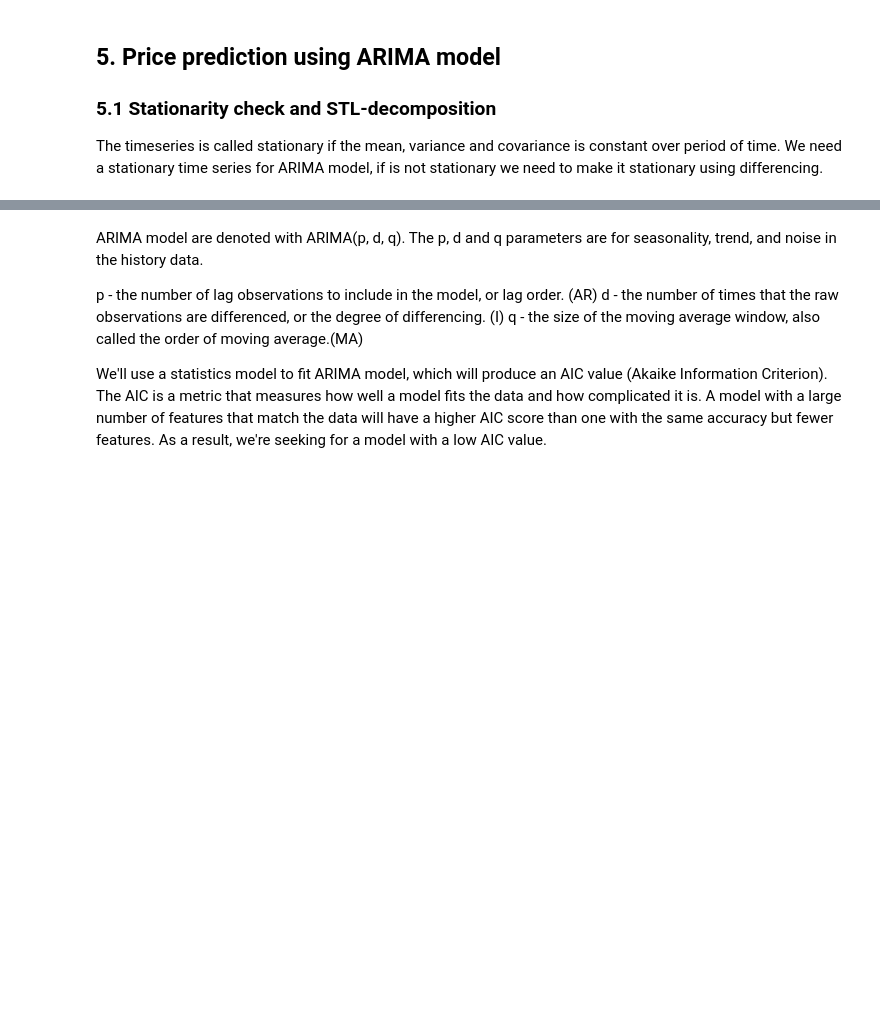
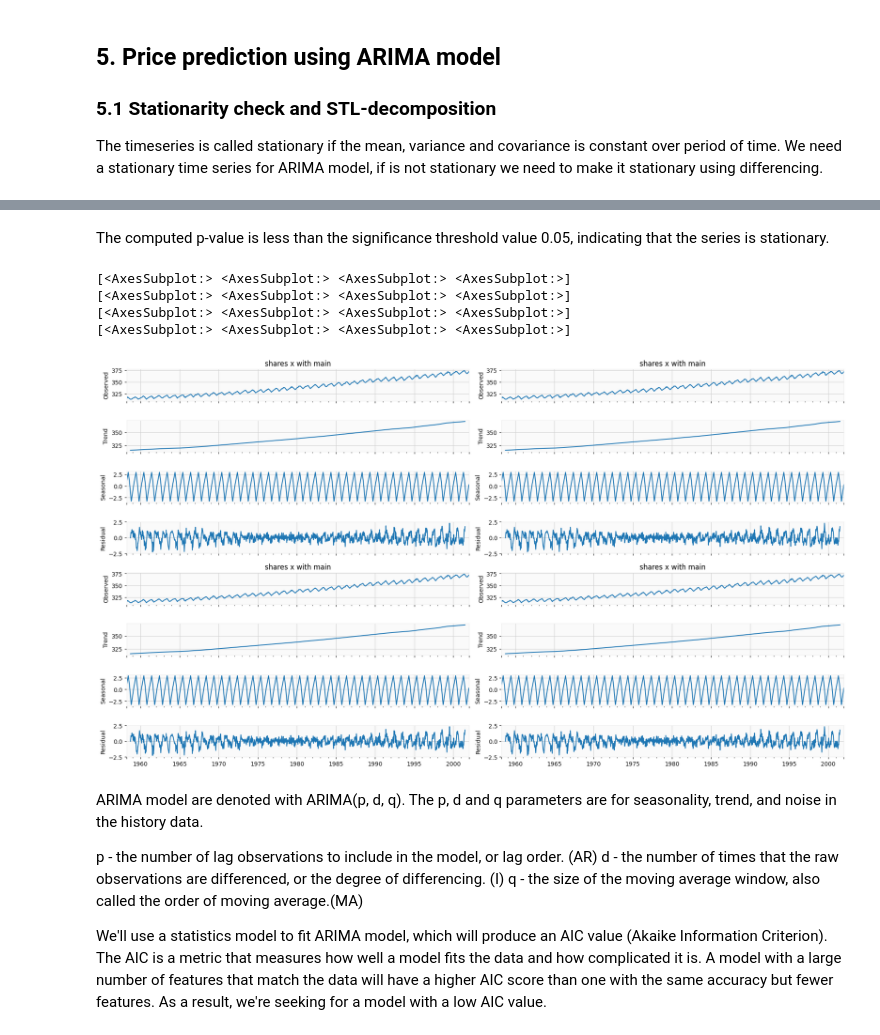
Before and after one commit to gshudhanshu/CM2015-Programming-with-data_Mid-term, a Jupyter notebook: CM2015_Mid-term.ipynb, the cells around one changed output, grey strips where cells are left out. Drawn from its saved outputs; the diff is of its cells as text; code cells hidden in the pictures; blank space fills up the shorter version.

```diff
--- a/CM2015_Mid-term.ipynb
+++ b/CM2015_Mid-term.ipynb
@@ -440,3 +525,44 @@ memory usage: 2.0 KB
+# %% [markdown]
+The computed p-value is less than the significance threshold value 0.05, indicating that the series is stationary.
+# %%
+import matplotlib.pyplot as plt
+import statsmodels.api as sm
+
+dta = sm.datasets.co2.load_pandas().data
+dta.co2.interpolate(inplace=True)
+res = sm.tsa.seasonal_decompose(dta.co2)
+
+def plotseasonal(res, axes):
+    print(axes)
+    res.observed.plot(ax=axes[0], legend=False)
+    axes[0].set_ylabel('Observed')
+    res.trend.plot(ax=axes[1], legend=False)
+    axes[1].set_ylabel('Trend')
+    res.seasonal.plot(ax=axes[2], legend=False)
+    axes[2].set_ylabel('Seasonal')
+    res.resid.plot(ax=axes[3], legend=False)
+    axes[3].set_ylabel('Residual')
+    axes[0].set_title("shares x with main")
+
+dta = sm.datasets.co2.load_pandas().data
+dta.co2.interpolate(inplace=True)
+res = sm.tsa.seasonal_decompose(dta.co2)
+
+fig, axes = plt.subplots(ncols=2, nrows=8, sharex=True, figsize=(18,10))
+
+plotseasonal(res, axes[0:4,0])
+plotseasonal(res, axes[0:4,1])
+plotseasonal(res, axes[4:8,0])
+plotseasonal(res, axes[4:8,1])
+
+plt.tight_layout()
+plt.show()
+# %% [output]
+[<AxesSubplot:> <AxesSubplot:> <AxesSubplot:> <AxesSubplot:>]
+[<AxesSubplot:> <AxesSubplot:> <AxesSubplot:> <AxesSubplot:>]
+[<AxesSubplot:> <AxesSubplot:> <AxesSubplot:> <AxesSubplot:>]
+[<AxesSubplot:> <AxesSubplot:> <AxesSubplot:> <AxesSubplot:>]
+[figure, added]
 # %% [markdown]
 ARIMA model are denoted with ARIMA(p, d, q). The p, d and q parameters are for seasonality, trend, and noise in the history data.
 
```
Also changed, not shown: parts of 10 cells of this notebook.
